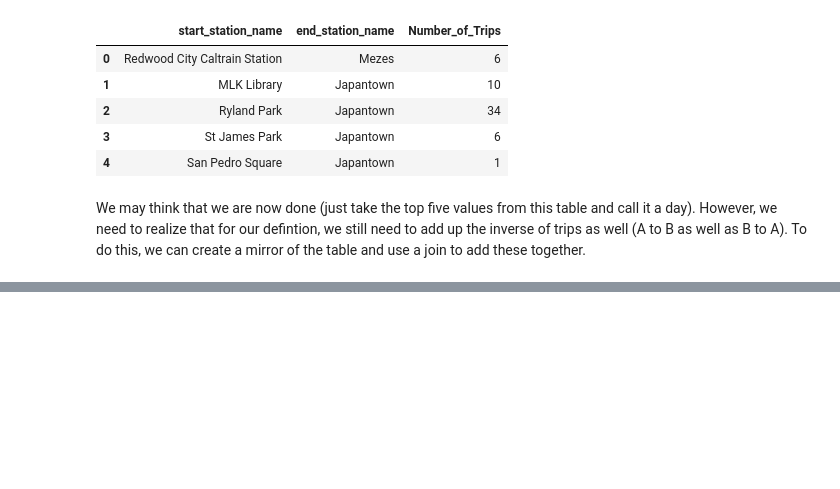
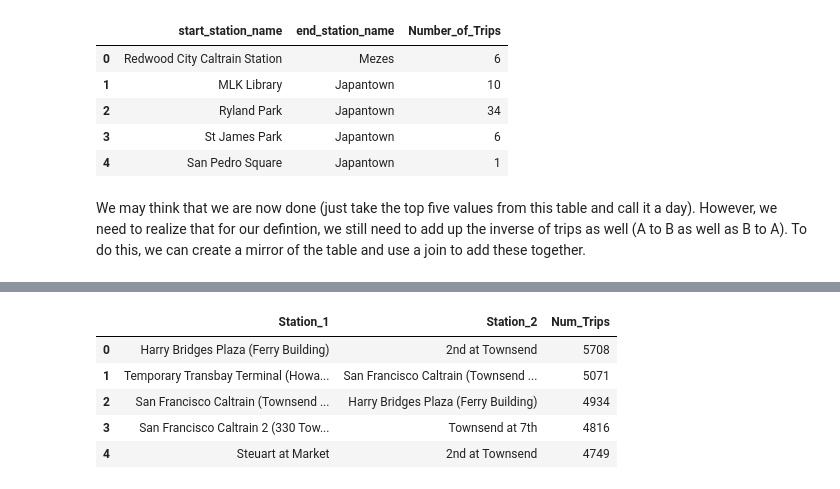
Before and after one commit to isaacvernon1/w205Project1, a Jupyter notebook: Project_1.ipynb, the cells around one changed output, grey strips where cells are left out. Saved outputs shown, nothing was run; the diff lists cells and outputs as text; code cells hidden in the pictures; blank space fills up the shorter version.

```diff
--- a/Project_1.ipynb
+++ b/Project_1.ipynb
@@ -257,0 +317,9 @@ We may think that we are now done (just take the top five values from this table
+# %%
+duptable.iloc[::2].reset_index(drop=True).head(5)
+# %% [output]
+|  | Station_1 | Station_2 | Num_Trips |
+| 0 | Harry Bridges Plaza (Ferry Building) | 2nd at Townsend | 5708 |
+| 1 | Temporary Transbay Terminal (Howa... | San Francisco Caltrain (Townsend ... | 5071 |
+| 2 | San Francisco Caltrain (Townsend ... | Harry Bridges Plaza (Ferry Building) | 4934 |
+| 3 | San Francisco Caltrain 2 (330 Tow... | Townsend at 7th | 4816 |
+| 4 | Steuart at Market | 2nd at Townsend | 4749 |
```
Also changed, not shown: parts of 11 cells of this notebook.
